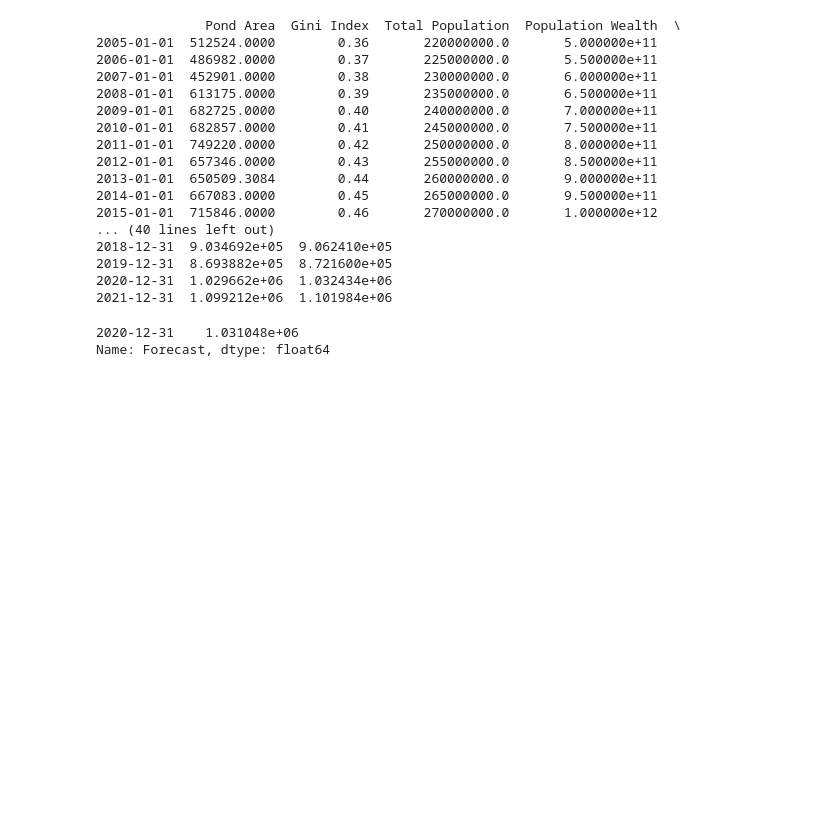
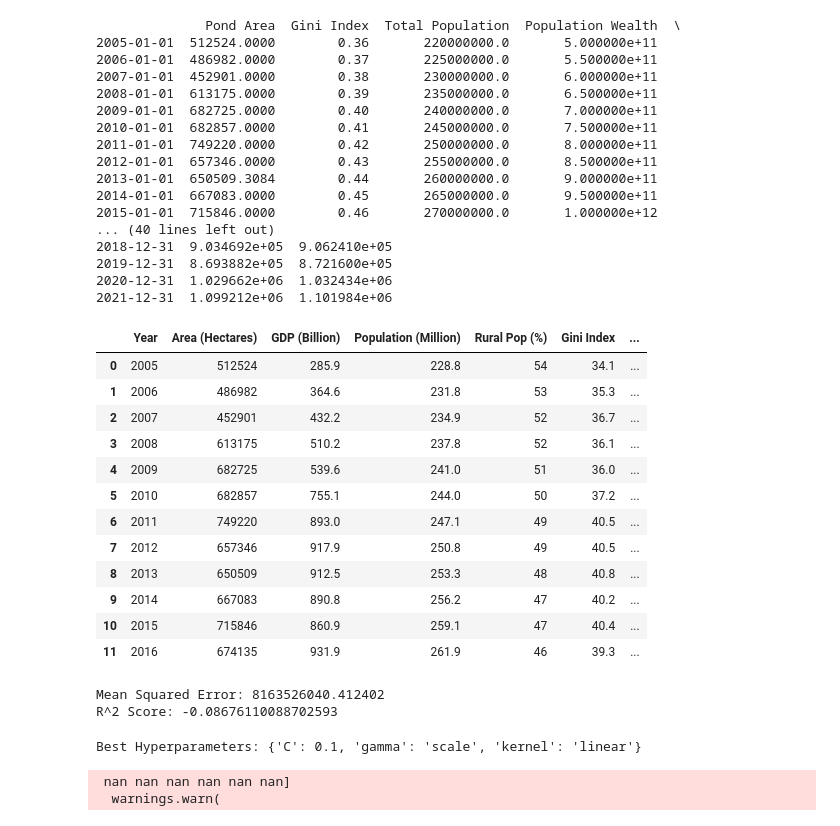
Before and after one commit to PewterZz/urban_predictor, a Jupyter notebook: urban.ipynb, the cells around one changed output. Drawn from its saved outputs; the diff is of its cells as text; code cells hidden in the pictures; blank space fills up the shorter version.

Commit message:
data update

```diff
--- a/urban.ipynb
+++ b/urban.ipynb
@@ -171,9 +171,23 @@ CONVERGENCE: NORM_OF_PROJECTED_GRADIENT_<=_PGTOL
 2019-12-31  8.693882e+05  8.721600e+05
 2020-12-31  1.029662e+06  1.032434e+06
 2021-12-31  1.099212e+06  1.101984e+06
-# %%
-prediction_2020 = data_forecasted.loc['2020', 'Forecast']
-print(prediction_2020)
-# %% [output]
-2020-12-31    1.031048e+06
-Name: Forecast, dtype: float64
+# %%
+import pandas as pd
+
+indo_data = pd.read_excel("indo_data.xlsx")
+
+indo_data
+# %% [output]
+|  | Year | Area (Hectares) | GDP (Billion) | Population (Million) | Rural Pop (%) | Gini Index | ... |
+| 0 | 2005 | 512524 | 285.9 | 228.8 | 54 | 34.1 | ... |
+| 1 | 2006 | 486982 | 364.6 | 231.8 | 53 | 35.3 | ... |
+| 2 | 2007 | 452901 | 432.2 | 234.9 | 52 | 36.7 | ... |
+| 3 | 2008 | 613175 | 510.2 | 237.8 | 52 | 36.1 | ... |
+| 4 | 2009 | 682725 | 539.6 | 241.0 | 51 | 36.0 | ... |
+| 5 | 2010 | 682857 | 755.1 | 244.0 | 50 | 37.2 | ... |
+| 6 | 2011 | 749220 | 893.0 | 247.1 | 49 | 40.5 | ... |
+| 7 | 2012 | 657346 | 917.9 | 250.8 | 49 | 40.5 | ... |
+| 8 | 2013 | 650509 | 912.5 | 253.3 | 48 | 40.8 | ... |
+| 9 | 2014 | 667083 | 890.8 | 256.2 | 47 | 40.2 | ... |
+| 10 | 2015 | 715846 | 860.9 | 259.1 | 47 | 40.4 | ... |
+| 11 | 2016 | 674135 | 931.9 | 261.9 | 46 | 39.3 | ... |
@@ -179,0 +206,52 @@ Name: Forecast, dtype: float64
+# %%
+import pandas as pd
+from sklearn.decomposition import PCA
+from sklearn.model_selection import train_test_split, GridSearchCV
+from sklearn.preprocessing import StandardScaler
+from sklearn.svm import SVR
+from sklearn.metrics import mean_squared_error, r2_score, classification_report
+
+# Feature Scaling
+scaler = StandardScaler()
+X_scaled = scaler.fit_transform(X_pca)
+
+# Split the scaled data into train and test sets
+X_train_scaled, X_test_scaled, y_train, y_test = train_test_split(X_scaled, y, test_size=0.2, random_state=42)
+
+# Train the SVR model on the scaled data
+svr = SVR()
+svr.fit(X_train_scaled, y_train)
+
+# Make predictions on the test set
+y_pred = svr.predict(X_test_scaled)
+
+# Evaluate the model
+mse = mean_squared_error(y_test, y_pred)
+r2 = r2_score(y_test, y_pred)
+
+print("Mean Squared Error:", mse)
+print("R^2 Score:", r2)
+# %% [output]
+Mean Squared Error: 8163526040.412402
+R^2 Score: -0.08676110088702593
+# %%
+# Define the parameter grid for grid search
+param_grid = {
+    'C': [0.1, 1, 10],
+    'gamma': ['scale', 'auto'],
+    'kernel': ['linear', 'poly', 'rbf', 'sigmoid']
+}
+
+# Perform grid search to find the best hyperparameters
+grid_search = GridSearchCV(svr, param_grid, cv=5)
+grid_search.fit(X_train_scaled, y_train)
+
+# Get the best hyperparameters and model
+best_params = grid_search.best_params_
+best_model = grid_search.best_estimator_
+
+print("Best Hyperparameters:", best_params)
+# %% [output]
+Best Hyperparameters: {'C': 0.1, 'gamma': 'scale', 'kernel': 'linear'}
+ nan nan nan nan nan nan]
+  warnings.warn(
```
Also changed, not shown: parts of 4 cells of this notebook, 3 other files.
